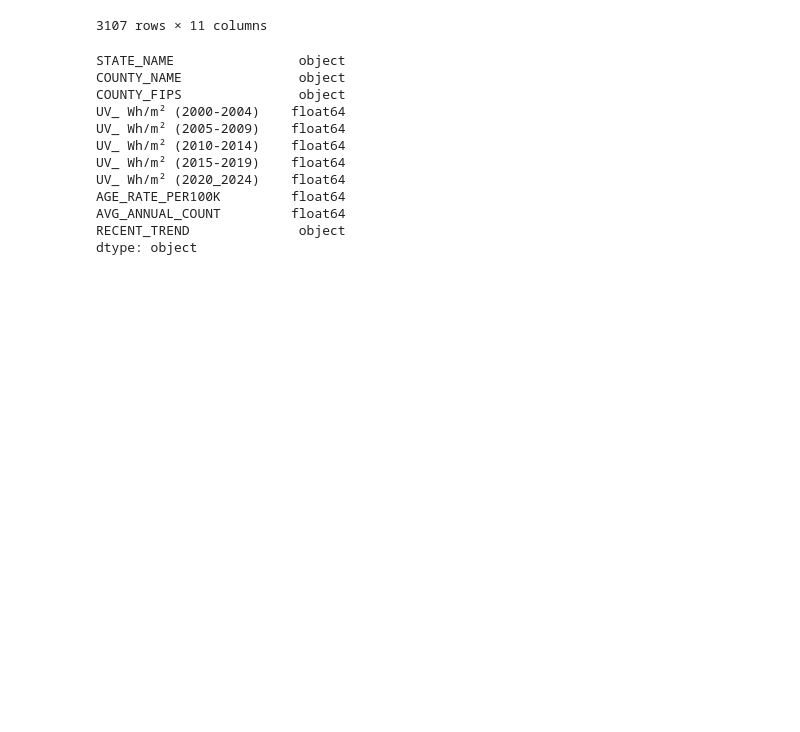
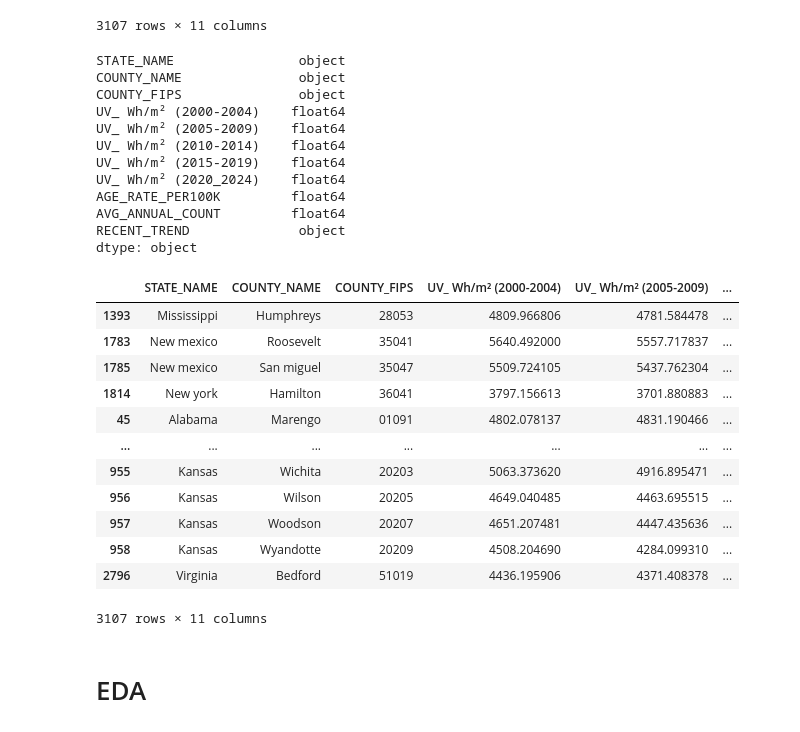
Before and after one commit to brevans25/uv-exposure-melanoma-analysis, a Jupyter notebook: notebooks/uv-exposure-melanoma-analysis.ipynb, the cells around one changed output. Cells and saved outputs as stored; diff of their text form; code cells hidden in the pictures; blank space fills up the shorter version.

```diff
--- a/notebooks/uv-exposure-melanoma-analysis.ipynb
+++ b/notebooks/uv-exposure-melanoma-analysis.ipynb
@@ -119,9 +120,11 @@ merged_df
 # %%
 
 # Trim whitespaces and normalize strings
+merged_df.columns = merged_df.columns.str.strip()
+
 cols = ['STATE_NAME', 'COUNTY_NAME', 'COUNTY_FIPS', 'AGE_RATE_PER100K', 'AVG_ANNUAL_COUNT', 'RECENT_TREND']
 
-merged_df[cols] = merged_df[cols].apply(lambda x: x.str.strip().str.lower())
+merged_df[cols] = merged_df[cols].apply(lambda x: x.str.strip().str.capitalize())
 # %%
 # Check datatypes (columns AGE_RATE_PER100K and AVG_ANNUAL_COUNT must be of type float64)
 merged_df.dtypes
@@ -197,3 +242,22 @@ AGE_RATE_PER100K         float64
 AVG_ANNUAL_COUNT         float64
 RECENT_TREND              object
 dtype: object
+# %%
+merged_df = merged_df.drop_duplicates()
+merged_df.sort_values('AVG_ANNUAL_COUNT')
+# %% [output]
+|  | STATE_NAME | COUNTY_NAME | COUNTY_FIPS | UV_ Wh/m² (2000-2004) | UV_ Wh/m² (2005-2009) | ... |
+| 1393 | Mississippi | Humphreys | 28053 | 4809.966806 | 4781.584478 | ... |
+| 1783 | New mexico | Roosevelt | 35041 | 5640.492000 | 5557.717837 | ... |
+| 1785 | New mexico | San miguel | 35047 | 5509.724105 | 5437.762304 | ... |
+| 1814 | New york | Hamilton | 36041 | 3797.156613 | 3701.880883 | ... |
+| 45 | Alabama | Marengo | 01091 | 4802.078137 | 4831.190466 | ... |
+| ... | ... | ... | ... | ... | ... | ... |
+| 955 | Kansas | Wichita | 20203 | 5063.373620 | 4916.895471 | ... |
+| 956 | Kansas | Wilson | 20205 | 4649.040485 | 4463.695515 | ... |
+| 957 | Kansas | Woodson | 20207 | 4651.207481 | 4447.435636 | ... |
+| 958 | Kansas | Wyandotte | 20209 | 4508.204690 | 4284.099310 | ... |
+| 2796 | Virginia | Bedford | 51019 | 4436.195906 | 4371.408378 | ... |
+3107 rows × 11 columns
+# %% [markdown]
+# EDA
```
Also changed, not shown: parts of 16 cells of this notebook.
